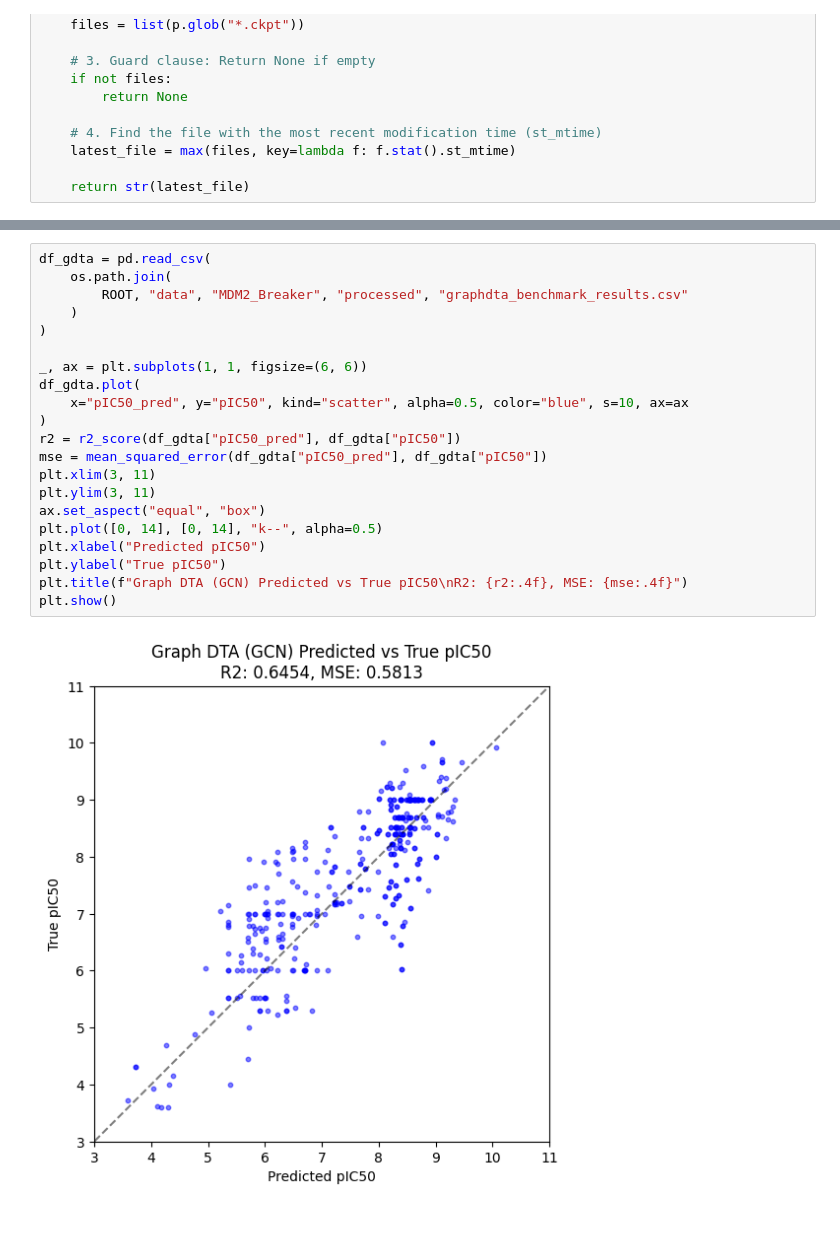
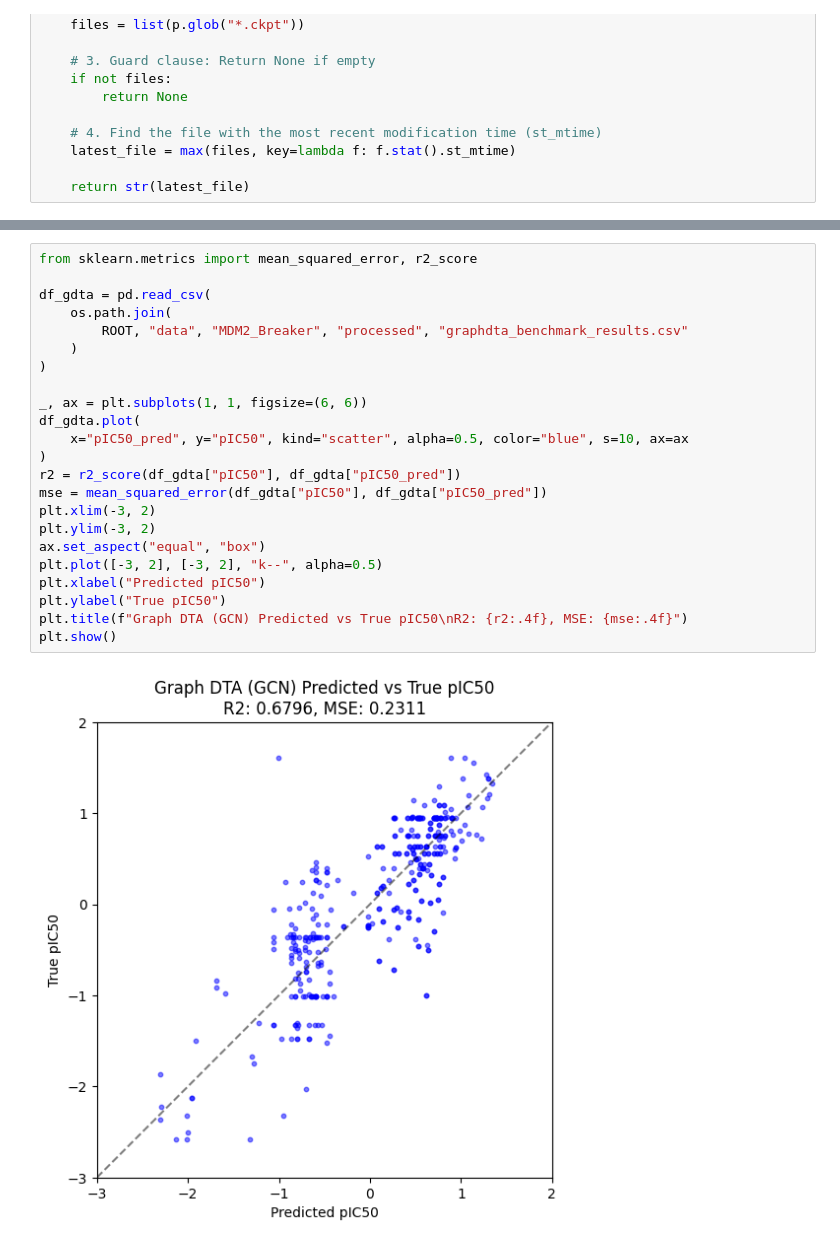
Before and after one commit to Djtrainer/cancer_research, a Jupyter notebook: notebooks/test_graphdta.ipynb, the cells around one changed output, grey strips where cells are left out. Drawn from its saved outputs; the diff is of its cells as text.

Commit message:
update GraphDTA model to be more similar to Deep Purpose

```diff
--- a/notebooks/test_graphdta.ipynb
+++ b/notebooks/test_graphdta.ipynb
@@ -226,23 +282,25 @@ Text(0.5, 1.0, 'Graph DTA (GCN) Predicted vs True pIC50\nR2: 0.4792, MSE: 0.8160
 # %%
+from sklearn.metrics import mean_squared_error, r2_score
+
 df_gdta = pd.read_csv(
     os.path.join(
         ROOT, "data", "MDM2_Breaker", "processed", "graphdta_benchmark_results.csv"
     )
 )
 
 _, ax = plt.subplots(1, 1, figsize=(6, 6))
 df_gdta.plot(
     x="pIC50_pred", y="pIC50", kind="scatter", alpha=0.5, color="blue", s=10, ax=ax
 )
-r2 = r2_score(df_gdta["pIC50_pred"], df_gdta["pIC50"])
-mse = mean_squared_error(df_gdta["pIC50_pred"], df_gdta["pIC50"])
-plt.xlim(3, 11)
-plt.ylim(3, 11)
+r2 = r2_score(df_gdta["pIC50"], df_gdta["pIC50_pred"])
+mse = mean_squared_error(df_gdta["pIC50"], df_gdta["pIC50_pred"])
+plt.xlim(-3, 2)
+plt.ylim(-3, 2)
 ax.set_aspect("equal", "box")
-plt.plot([0, 14], [0, 14], "k--", alpha=0.5)
+plt.plot([-3, 2], [-3, 2], "k--", alpha=0.5)
 plt.xlabel("Predicted pIC50")
 plt.ylabel("True pIC50")
 plt.title(f"Graph DTA (GCN) Predicted vs True pIC50\nR2: {r2:.4f}, MSE: {mse:.4f}")
 plt.show()
 # %% [output]
-[figure, old version]
+[figure, new version]
```
Also changed, not shown: parts of 13 cells of this notebook, 6 other files.
